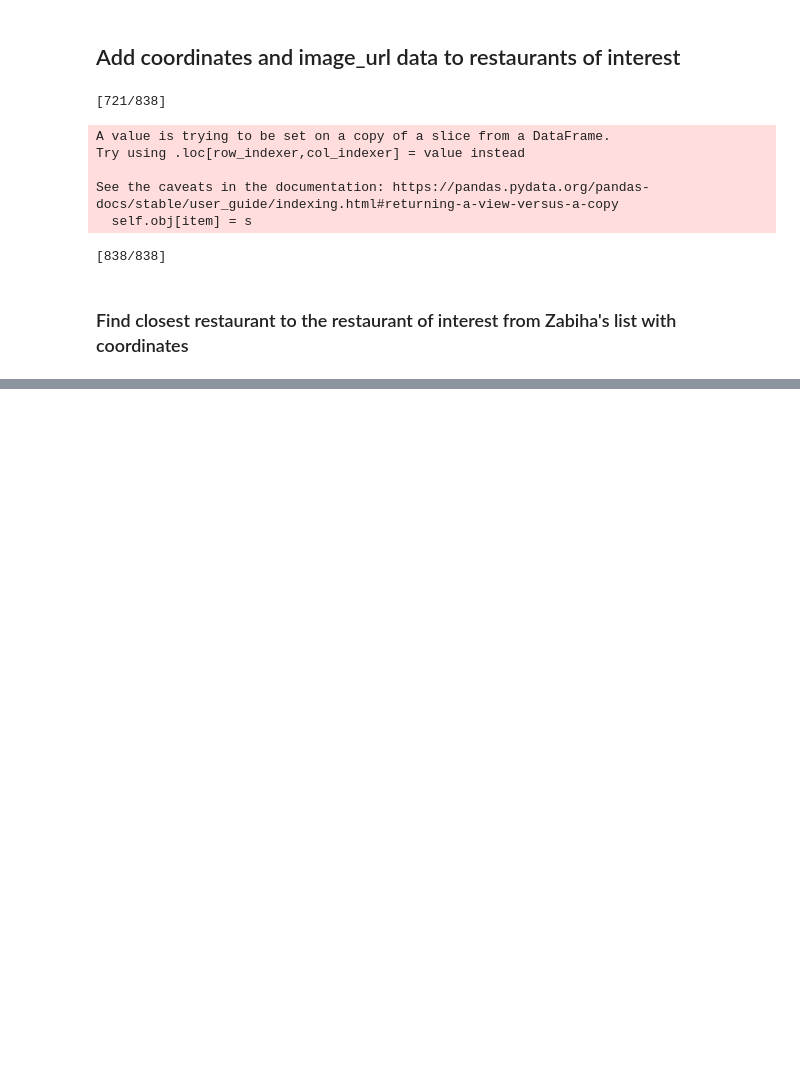
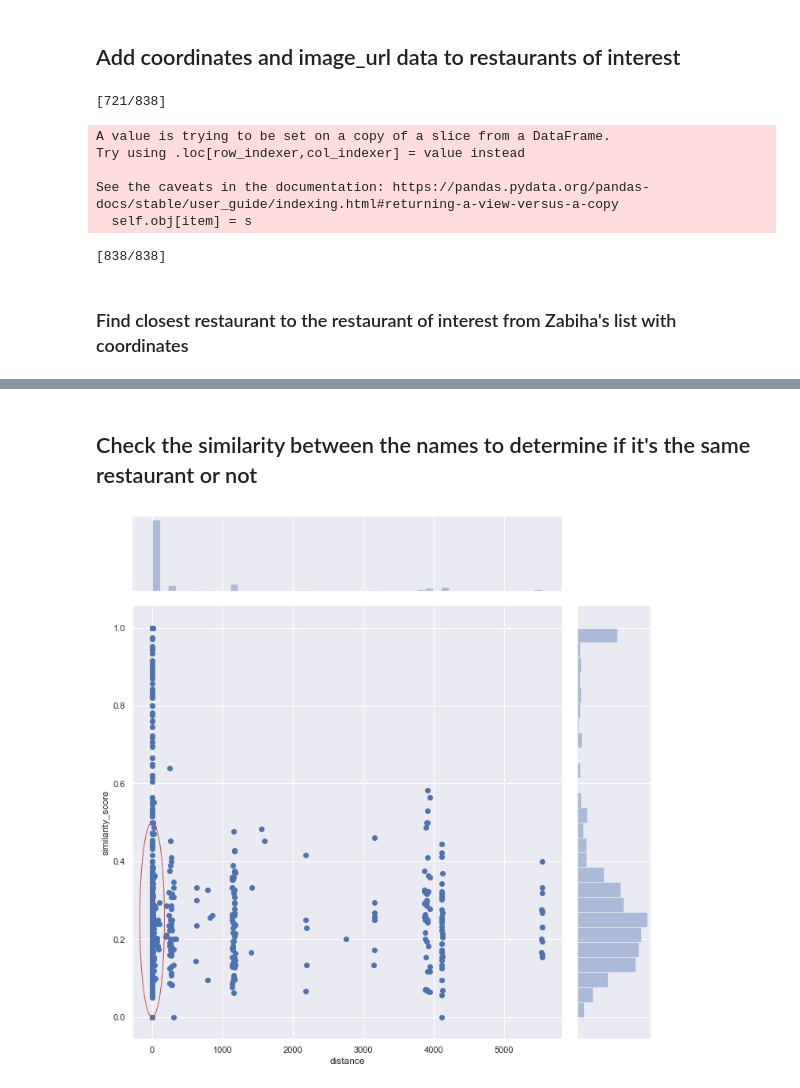
Before and after one commit to WAzaizeh/Halal_o_Meter, a Jupyter notebook: src/data/EDA/Yelp_EDA.ipynb, the cells around one changed output, grey strips where cells are left out. Saved outputs shown, nothing was run; the diff lists cells and outputs as text; code cells hidden in the pictures; blank space fills up the shorter version.

```diff
--- a/src/data/EDA/Yelp_EDA.ipynb
+++ b/src/data/EDA/Yelp_EDA.ipynb
@@ -253,25 +253,32 @@ zabiha_df.head()
 | 2 | Ambizza CafÃ© Truck | 40.7040511,-74.0090199 | Manhattan | https://www.zabihah.com/biz/iH5TL... | 40.704051 | -74.009020 |
 | 3 | Falafel on Broadway | 40.8145141601562,-73.9596633911133 | Manhattan | https://www.zabihah.com/biz/aDsCv... | 40.814514 | -73.959663 |
 | 4 | Malai Marke | 40.7267912,-73.987791 | Manhattan | https://www.zabihah.com/biz/tG84k... | 40.726791 | -73.987791 |
-# %%
-# sort both dataframes by lat,lng to make the search more efficient
-halal_df = halal_df.sort_values(by=['lat', 'lng'])
-zabiha_df = zabiha_df.sort_values(by=['lat', 'lng'])
 # %%
 from math import cos, asin, sqrt
 
 def distance(lat1, lon1, lat2, lon2):
     p = 0.017453292519943295
     a = 0.5 - cos((lat2-lat1)*p)/2 + cos(lat1*p)*cos(lat2*p) * (1-cos((lon2-lon1)*p)) / 2
-    return 12742 * asin(sqrt(a))
+    dist = 12742 * asin(sqrt(a)) # [km]
+    return dist
 
 def closest(v, data):
     return min(data, key=lambda p: distance(v['lat'],v['lng'],zabiha_dict[p]['lat'],zabiha_dict[p]['lng']))
 
-halal_dict = {row['name']: {'lat' : row.lat, 'lng' : row.lng}  for _,row in halal_df.iterrows()}
-zabiha_dict = {row['name']: {'lat' : row.lat, 'lng' : row.lng}  for _,row in zabiha_df.iterrows()}
+# halal_dict = {row['name']: {'lat' : row.lat, 'lng' : row.lng}  for _,row in halal_df.iterrows()}
+# zabiha_dict = {row['name']: {'lat' : row.lat, 'lng' : row.lng}  for _,row in zabiha_df.iterrows()}
 
-for res_name in halal_df['name']:
+c=0
+for i, res_name in halal_df['name'].iteritems():
+    res = closest(halal_dict[res_name], zabiha_dict)
+    halal_df.loc[i, 'zabiha_name'] = res
+    halal_df.loc[i, 'zabiha_lat'] = zabiha_dict[res]['lat']
+    halal_df.loc[i, 'zabiha_lng'] = zabiha_dict[res]['lng']
+    halal_df.loc[i, 'distance'] = distance(halal_df.loc[i, 'lat'], halal_df.loc[i, 'lng'],
+                                           zabiha_dict[res]['lat'], zabiha_dict[res]['lng'])
+    c+=1
+    print('Progress: {0}/{1}'.format(c, halal_df.shape[0]), end='\r', flush=True)
 
-print(closest(halal_dict['The Halal Guys'], zabiha_dict))
+
+halal_df.head()
 # %% [output]
@@ -278,0 +292,20 @@ Ariana
+# %% [markdown]
+## Check the similarity between the names to determine if it's the same restaurant or not
+# %%
+from difflib import SequenceMatcher
+import matplotlib.pyplot as plt
+from matplotlib.patches import Ellipse
+import seaborn as sns
+
+# for i,_ in halal_df.iterrows():
+#     s = SequenceMatcher(None, halal_df.loc[i, 'name'], halal_df.loc[i, 'zabiha_name']).ratio()
+#     halal_df.loc[i, 'similarity_score'] = s
+
+a = sns.jointplot(y='similarity_score', x='distance', data=halal_df, height=10)
+# highlight possible threshhold area
+elps = Ellipse((0, 0.25), 350, 0.5,edgecolor='r',facecolor='none')
+ax = a.ax_joint
+ax.add_artist(elps)
+plt.show()
+# %% [output]
+[figure, added]
```
Also changed, not shown: parts of 6 cells of this notebook, 1 other file.
